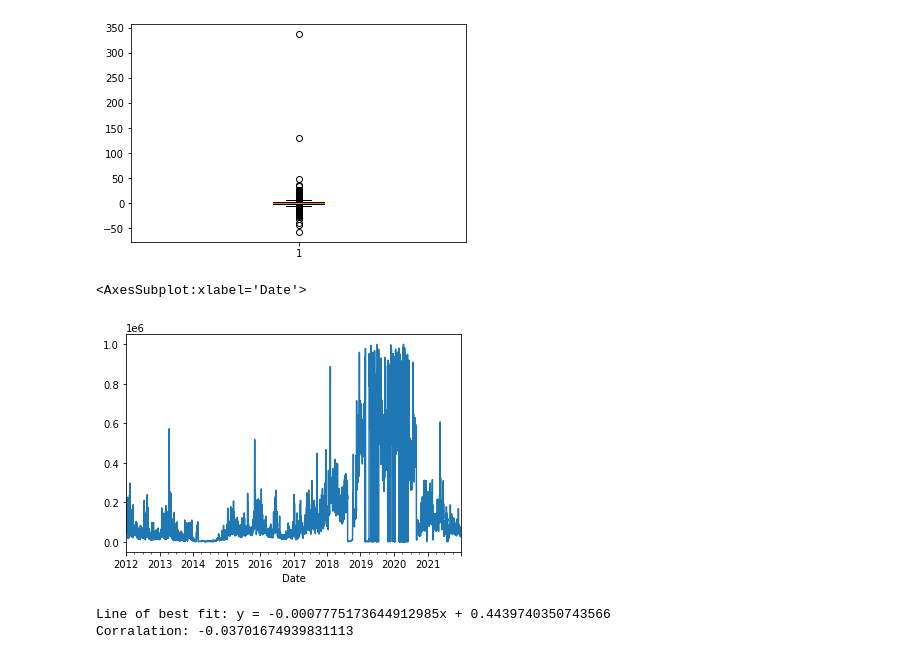
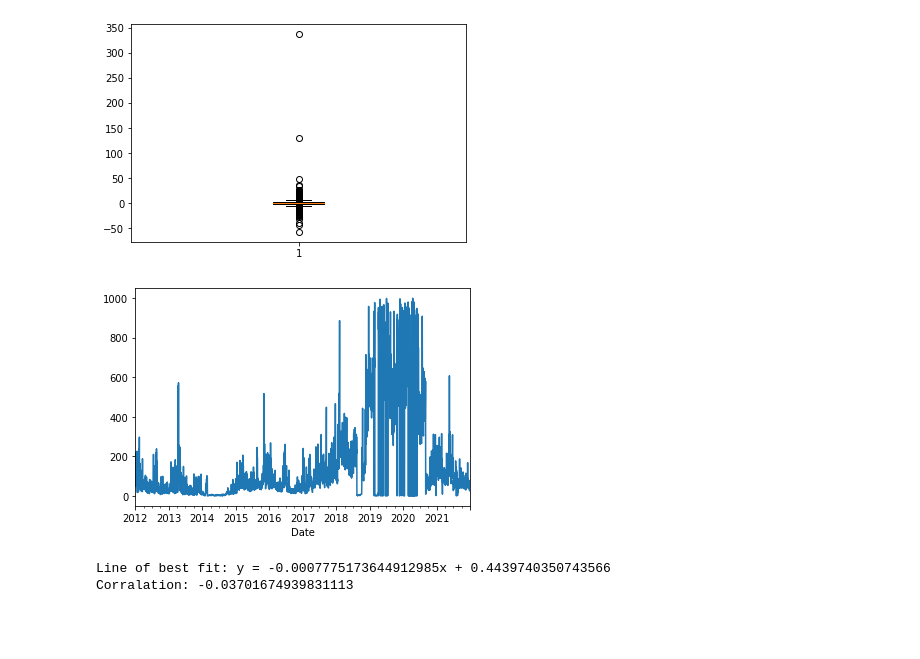
Before and after one commit to killerkitten82/School-Data-Science, a Jupyter notebook: testing/hello.ipynb, the cells around one changed output. Saved outputs shown, nothing was run; the diff lists cells and outputs as text; code cells hidden in the pictures; blank space fills up the shorter version.

```diff
--- a/testing/hello.ipynb
+++ b/testing/hello.ipynb
@@ -122,30 +139,34 @@ plt.boxplot(BTCData["Change %"])
 # %%
 # Volume over time
 # %load notebookImport
 import pandas as pd
 import numpy as np
 import matplotlib.pyplot as plt
 from scipy import stats
 from scipy.stats import norm
 
 from dataFilePath import *
 
 path = getFilePaths("Unit_3")
 
 BTCData = pd.read_csv(path["coin_BTC"])
 BTCData.set_index(BTCData["Date"], inplace = True)
 BTCData.drop(columns=["Date"], inplace = True)
 BTCData.index = pd.to_datetime(BTCData.index)
 
 BTCData["Volume"] = BTCData["Vol."]
 VolColumnNumber = 6
 for i in range(len(BTCData["Vol."])):
-    BTCData.iloc[i, -1:] = int(float(BTCData.iloc[i, VolColumnNumber][:-1]) * 1000)
+    BTCData.iloc[i, -1:] = int(float(BTCData.iloc[i, VolColumnNumber][:-1]))
 
 BTCData.loc[:, "Volume"].plot.line()
+
+x = BTCData.index
+y = BTCData["Volume"]
+
+# plt.scatter(x,y)
 # %% [output]
-<AxesSubplot:xlabel='Date'>
-[figure, old version]
+[figure, new version]
 # %%
 # Volume vs Change %
 # %load notebookImport
```
Also changed, not shown: parts of 1 cell of this notebook.
